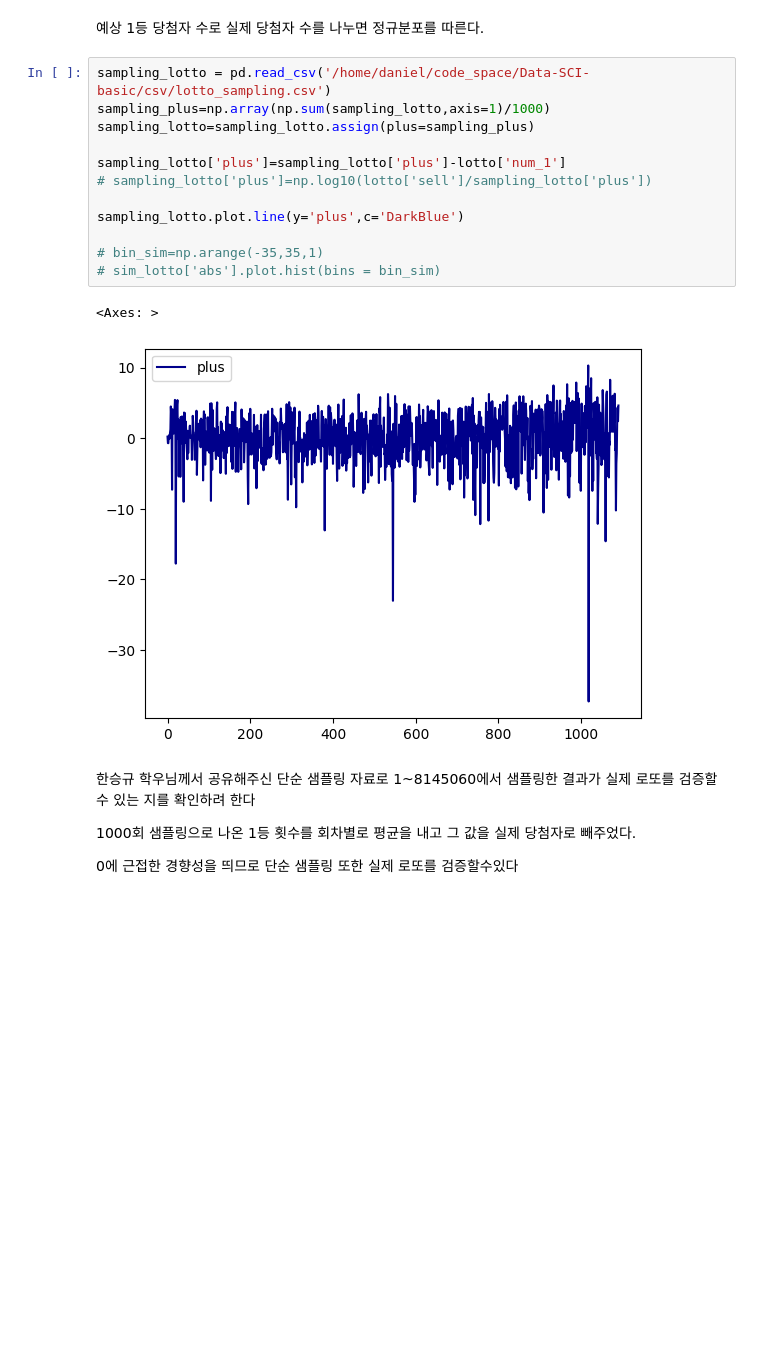
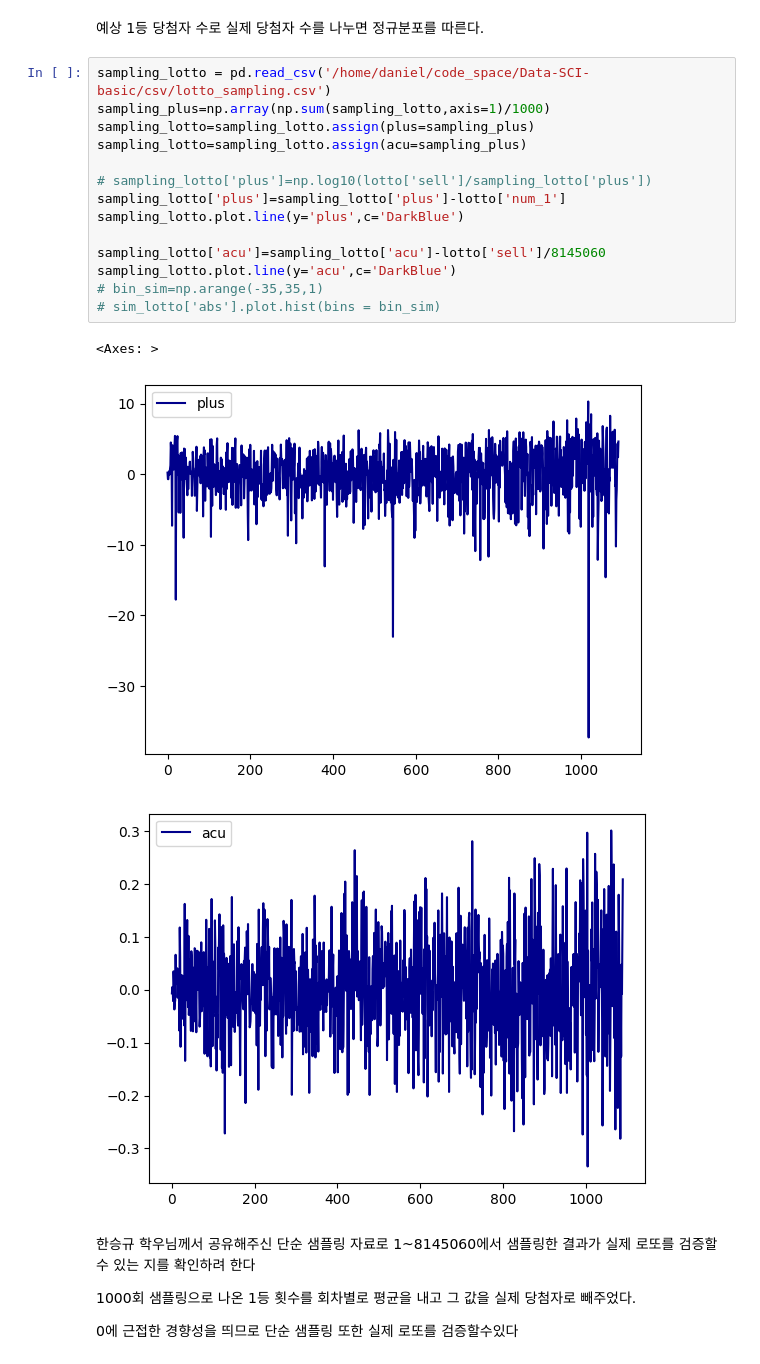
Before and after one commit to daniel0406070/Data-SCI-basic, a Jupyter notebook: src/11_1.ipynb, the cells around one changed output. Drawn from its saved outputs; the diff is of its cells as text; blank space fills up the shorter version.

```diff
--- a/src/11_1.ipynb
+++ b/src/11_1.ipynb
@@ -65,18 +69,21 @@ lotto['win'].plot.hist(bins = win_bin)
 # %%
 sampling_lotto = pd.read_csv('/home/daniel/code_space/Data-SCI-basic/csv/lotto_sampling.csv')
 sampling_plus=np.array(np.sum(sampling_lotto,axis=1)/1000)
 sampling_lotto=sampling_lotto.assign(plus=sampling_plus)
+sampling_lotto=sampling_lotto.assign(acu=sampling_plus)
 
+# sampling_lotto['plus']=np.log10(lotto['sell']/sampling_lotto['plus'])
 sampling_lotto['plus']=sampling_lotto['plus']-lotto['num_1']
-# sampling_lotto['plus']=np.log10(lotto['sell']/sampling_lotto['plus'])
-
 sampling_lotto.plot.line(y='plus',c='DarkBlue')
 
+sampling_lotto['acu']=sampling_lotto['acu']-lotto['sell']/8145060
+sampling_lotto.plot.line(y='acu',c='DarkBlue')
 # bin_sim=np.arange(-35,35,1)
 # sim_lotto['abs'].plot.hist(bins = bin_sim)
 # %% [output]
 <Axes: >
 [figure]
+[figure, added]
 # %% [markdown]
 한승규 학우님께서 공유해주신 단순 샘플링 자료로
 1~8145060에서 샘플링한 결과가 실제 로또를 검증할수 있는 지를 확인하려 한다
```
Also changed, not shown: parts of 3 cells of this notebook.
